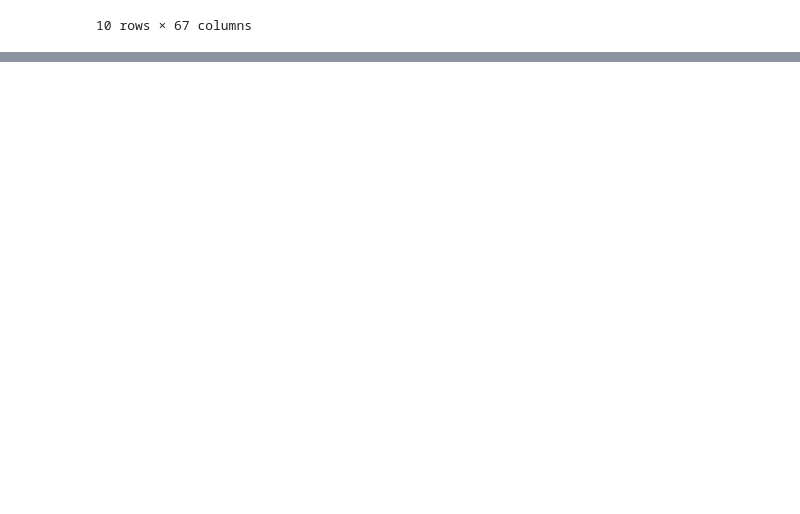
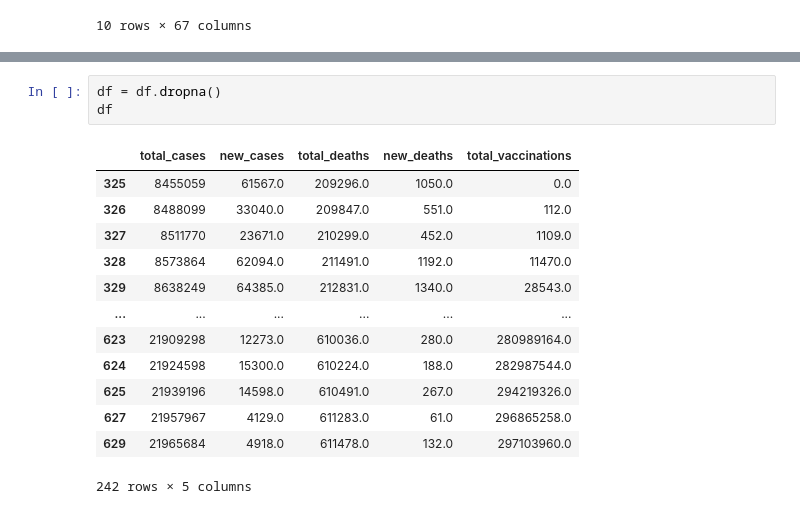
Before and after one commit to marlonsp/Projeto2-CiDados, a Jupyter notebook: Projeto2-CDados.ipynb, the cells around one changed output, grey strips where cells are left out. Drawn from its saved outputs; the diff is of its cells as text; blank space fills up the shorter version.

```diff
--- a/Projeto2-CDados.ipynb
+++ b/Projeto2-CDados.ipynb
@@ -40,0 +55,17 @@ plt.show()
+# %%
+df = df.dropna()
+df
+# %% [output]
+|  | total_cases | new_cases | total_deaths | new_deaths | total_vaccinations |
+| 325 | 8455059 | 61567.0 | 209296.0 | 1050.0 | 0.0 |
+| 326 | 8488099 | 33040.0 | 209847.0 | 551.0 | 112.0 |
+| 327 | 8511770 | 23671.0 | 210299.0 | 452.0 | 1109.0 |
+| 328 | 8573864 | 62094.0 | 211491.0 | 1192.0 | 11470.0 |
+| 329 | 8638249 | 64385.0 | 212831.0 | 1340.0 | 28543.0 |
+| ... | ... | ... | ... | ... | ... |
+| 623 | 21909298 | 12273.0 | 610036.0 | 280.0 | 280989164.0 |
+| 624 | 21924598 | 15300.0 | 610224.0 | 188.0 | 282987544.0 |
+| 625 | 21939196 | 14598.0 | 610491.0 | 267.0 | 294219326.0 |
+| 627 | 21957967 | 4129.0 | 611283.0 | 61.0 | 296865258.0 |
+| 629 | 21965684 | 4918.0 | 611478.0 | 132.0 | 297103960.0 |
+242 rows × 5 columns
```
Also changed, not shown: parts of 13 cells of this notebook.
